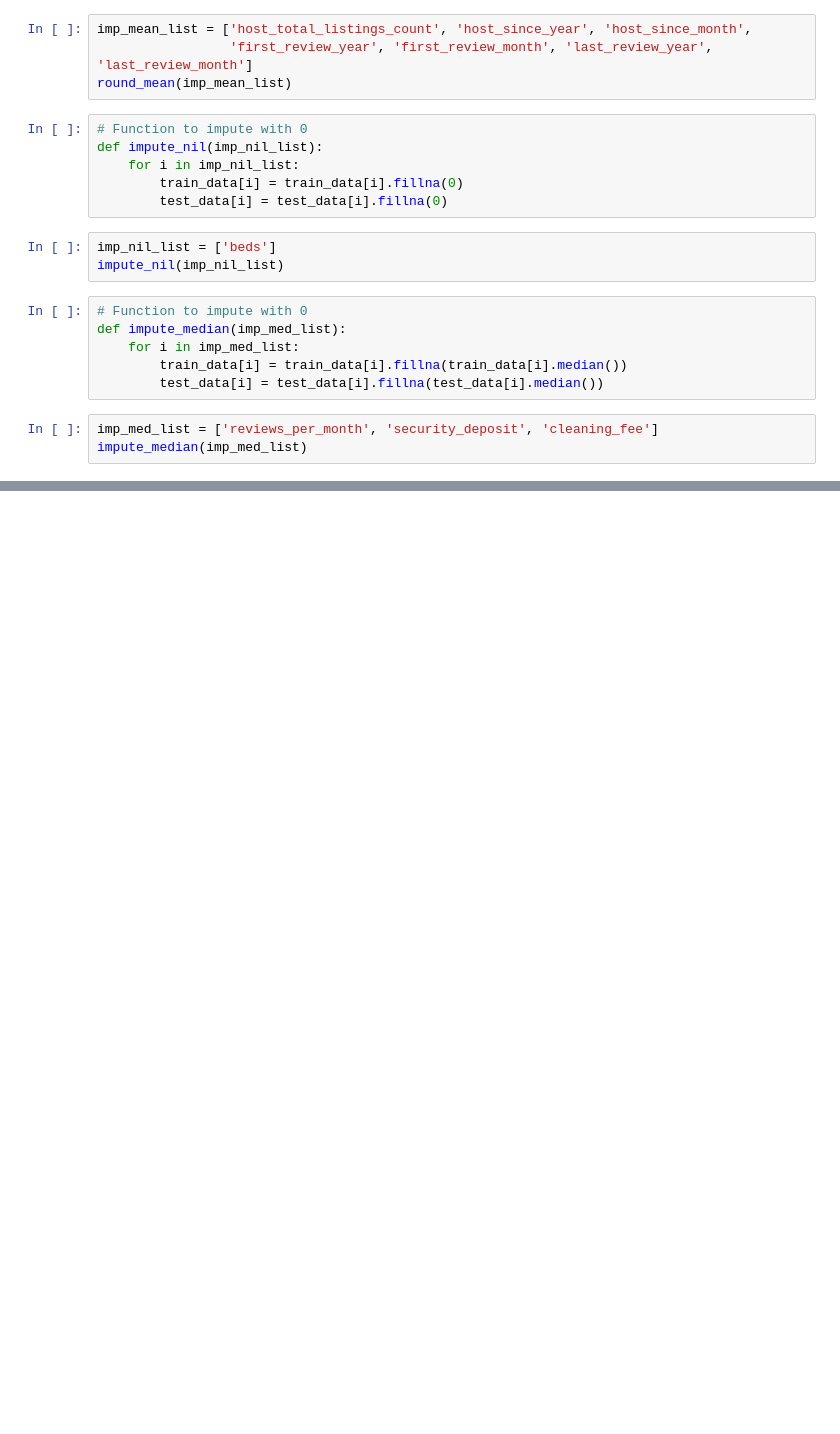
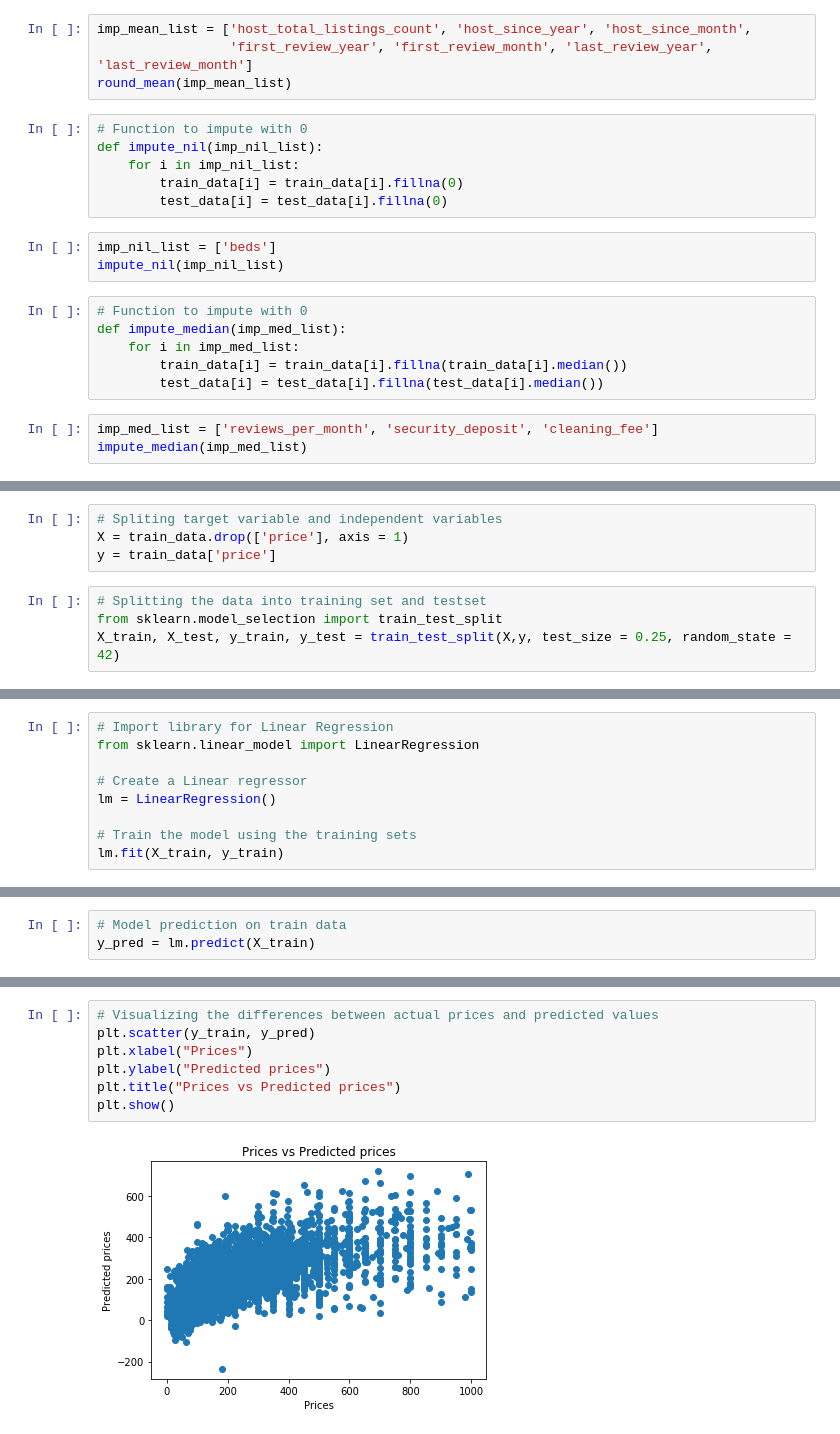
Before and after one commit to shreayan98c/Rental-Price, a Jupyter notebook: prediction.ipynb, the cells around one changed output, grey strips where cells are left out. Drawn from its saved outputs; the diff is of its cells as text; blank space fills up the shorter version.

Commit message:
Creating regressors

```diff
--- a/prediction.ipynb
+++ b/prediction.ipynb
@@ -267,0 +289,8 @@ dtype: object
+# %%
+# Spliting target variable and independent variables
+X = train_data.drop(['price'], axis = 1)
+y = train_data['price']
+# %%
+# Splitting the data into training set and testset
+from sklearn.model_selection import train_test_split
+X_train, X_test, y_train, y_test = train_test_split(X,y, test_size = 0.25, random_state = 42)
@@ -267,0 +299,9 @@ dtype: object
+# %%
+# Import library for Linear Regression
+from sklearn.linear_model import LinearRegression
+
+# Create a Linear regressor
+lm = LinearRegression()
+
+# Train the model using the training sets
+lm.fit(X_train, y_train)
@@ -267,0 +311,3 @@ dtype: object
+# %%
+# Model prediction on train data
+y_pred = lm.predict(X_train)
@@ -267,0 +327,9 @@ dtype: object
+# %%
+# Visualizing the differences between actual prices and predicted values
+plt.scatter(y_train, y_pred)
+plt.xlabel("Prices")
+plt.ylabel("Predicted prices")
+plt.title("Prices vs Predicted prices")
+plt.show()
+# %% [output]
+[figure, added]
```
Also changed, not shown: parts of 47 cells of this notebook.
